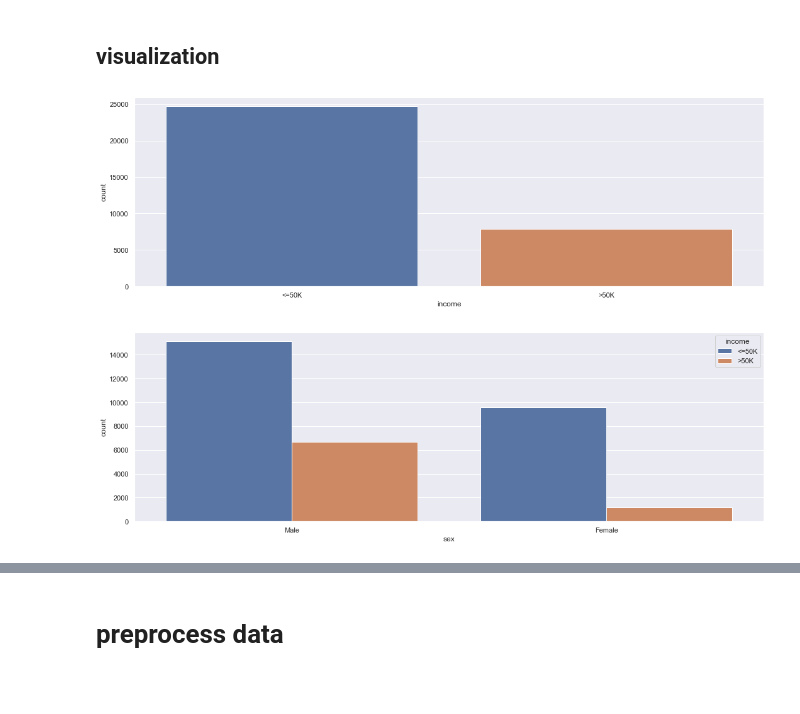
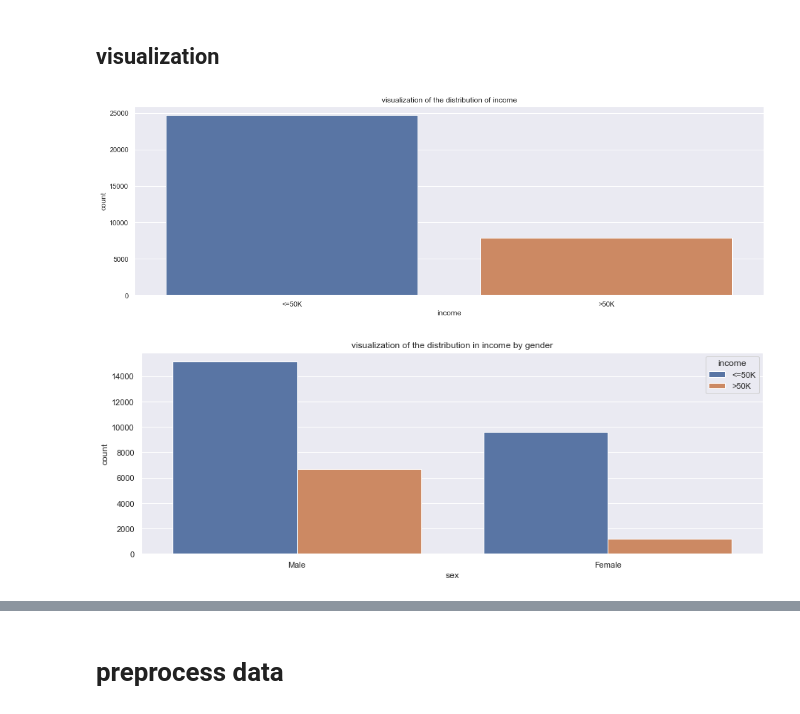
Before and after one commit to t-i-n-a-t/MachineLearning, a Jupyter notebook: Portfolio.ipynb, the cells around one changed output, grey strips where cells are left out. Saved outputs shown, nothing was run; the diff lists cells and outputs as text; code cells hidden in the pictures; blank space fills up the shorter version.

```diff
--- a/Portfolio.ipynb
+++ b/Portfolio.ipynb
@@ -125,22 +125,23 @@ Duplicated entries: 24
 # %% [markdown]
 ## visualization
 # %%
-# Count of >50K & <=50K
+# visualization of the distribution of income
 sns.set_theme(style="darkgrid")
 plt.figure(figsize=(15,5))
 sns.countplot(x="income", data=data)
 plt.tight_layout()
+plt.title('visualization of the distribution of income')
 plt.show()
 # %% [output]
-[figure, old version]
+[figure, new version]
 # %%
-#difference male and female
+# visualization of the distribution in income by gender
 plt.figure(figsize=(15,5))
 sns.countplot(x="sex", hue='income', data=data)
-plt.tight_layout()
+plt.title('visualization of the distribution in income by gender')
 plt.show()
 # %% [output]
-[figure, old version]
+[figure, new version]
 # %%
 #split age in different groups for visualization
 data_age = []
```
Also changed, not shown: parts of 38 cells of this notebook.
